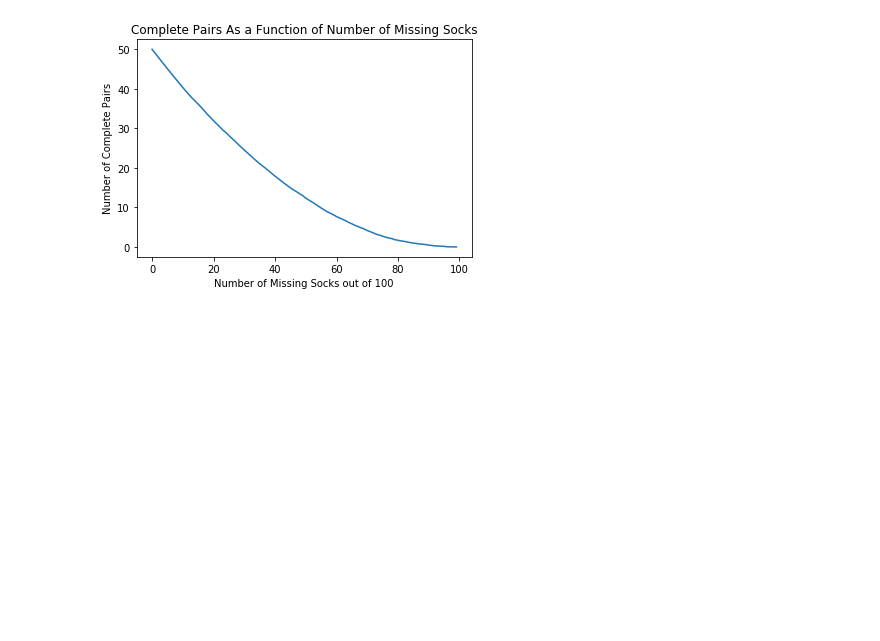
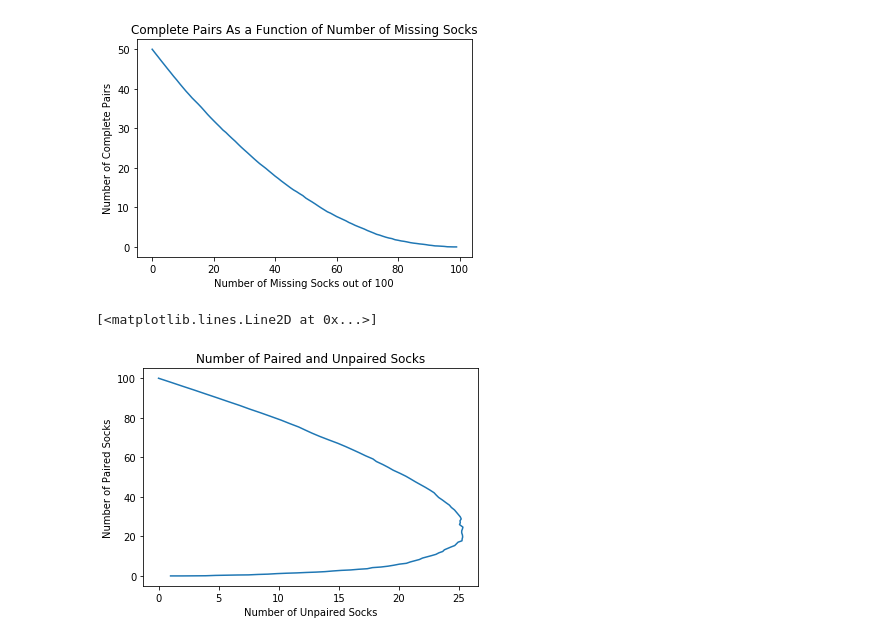
Before and after one commit to abigailhaddad/sock_fairy, a Jupyter notebook: Socks.ipynb, the cells around one changed output. Saved outputs shown, nothing was run; the diff lists cells and outputs as text; code cells hidden in the pictures; blank space fills up the shorter version.

Commit message:
-better graph

```diff
--- a/Socks.ipynb
+++ b/Socks.ipynb
@@ -32,7 +32,23 @@ def putItTogether(numberOfRuns, totalNumber):
     plt.xlabel(f"Number of Missing Socks out of {totalNumber}")
     plt.ylabel("Number of Complete Pairs")
     ax.plot(means.index, means)
+    return(means)
 # %%
-putItTogether(100, 100)
+means=putItTogether(100, 100)
 # %% [output]
 [figure]
+# %%
+newDF=means.to_frame().reset_index()
+newDF.columns=['Number of Missing Socks', 'Number of Complete Pairs']
+newDF['Number of Paired Socks']=newDF['Number of Complete Pairs']*2
+newDF['Number of Unpaired Socks']=100-newDF['Number of Missing Socks']-newDF['Number of Paired Socks']
+# %%
+fig = plt.figure()
+ax = plt.axes()
+plt.title("Number of Paired and Unpaired Socks")
+plt.xlabel('Number of Unpaired Socks')
+plt.ylabel('Number of Paired Socks')
+ax.plot(newDF['Number of Unpaired Socks'], newDF['Number of Paired Socks'])
+# %% [output]
+[<matplotlib.lines.Line2D at 0x...>]
+[figure, added]
```
